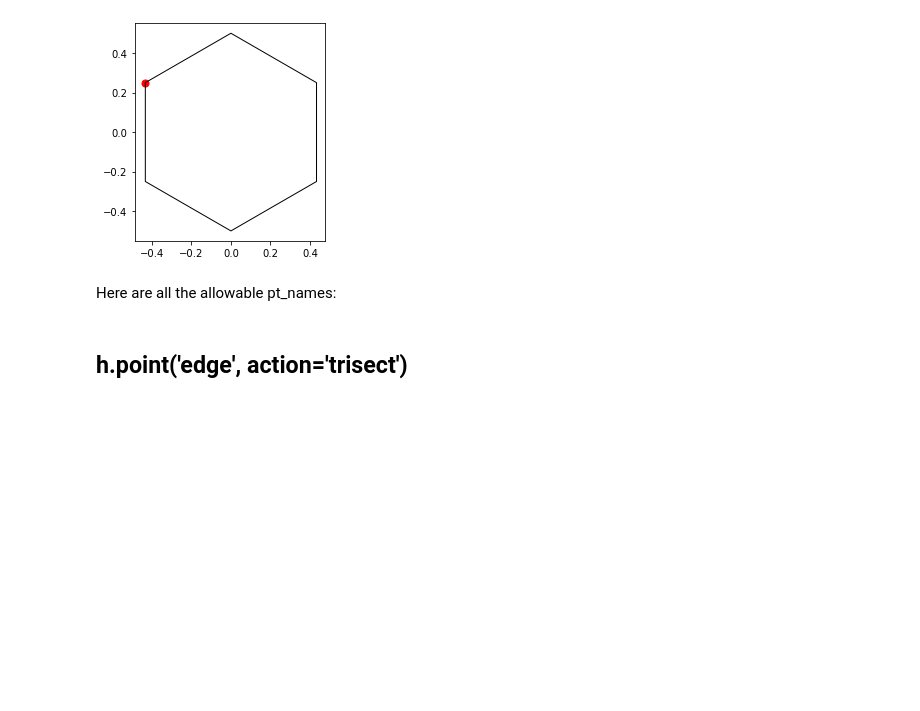
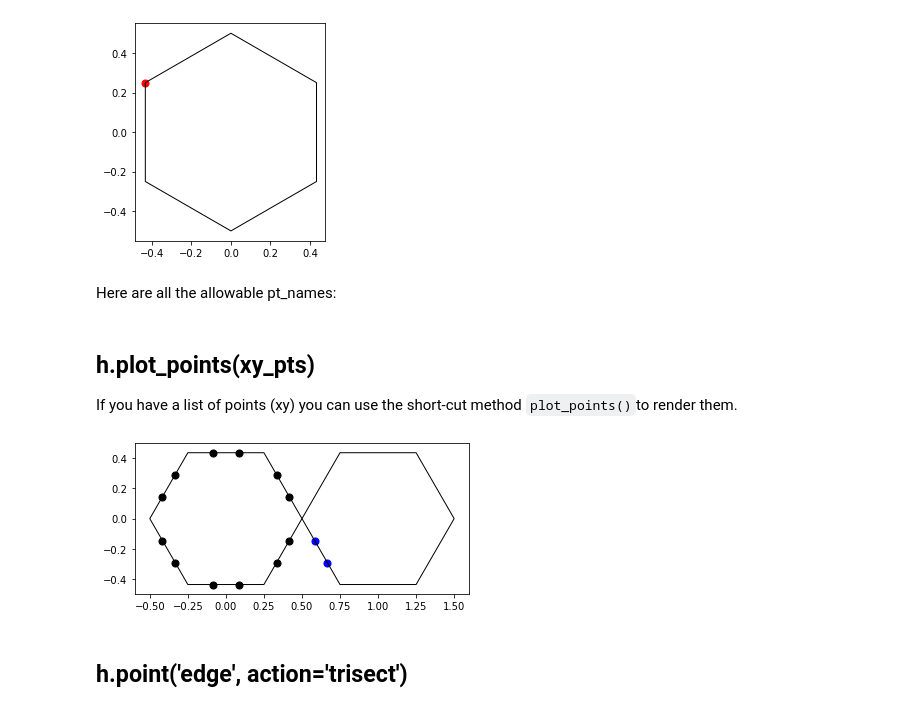
Before and after one commit to Ram-N/hexagons, a Jupyter notebook: D3_Documentation_Hexagon_Points.ipynb, the cells around one changed output. Cells and saved outputs as stored; diff of their text form; code cells hidden in the pictures; blank space fills up the shorter version.

```diff
--- a/D3_Documentation_Hexagon_Points.ipynb
+++ b/D3_Documentation_Hexagon_Points.ipynb
@@ -100,6 +100,27 @@ plt.axis('scaled');
 [figure]
 # %% [markdown]
 Here are all the allowable pt_names:
+# %% [markdown]
+## h.plot_points(xy_pts)
+
+If you have a list of points (xy) you can use the short-cut method `plot_points()`to render them.
+# %%
+h = Hex(0, 0, size=0.5)
+h.render(fc='none', color='k')
+xys = h.point('edge', action='trisect', index=None)
+for p in xys:
+    plt.scatter(*p, color='k', s=50)
+
+h1 = Hex(1, 0, size=0.5)
+h1.render(fc='none', color='k')
+xys = h1.point('edge', action='trisect', index=3)
+
+h1.plot_points(xys, color='b')
+
+
+plt.axis('scaled');
+# %% [output]
+[figure, added]
 # %% [markdown]
 ## h.point('edge', action='trisect')
 # %%
```
Also changed, not shown: 22 other files.
